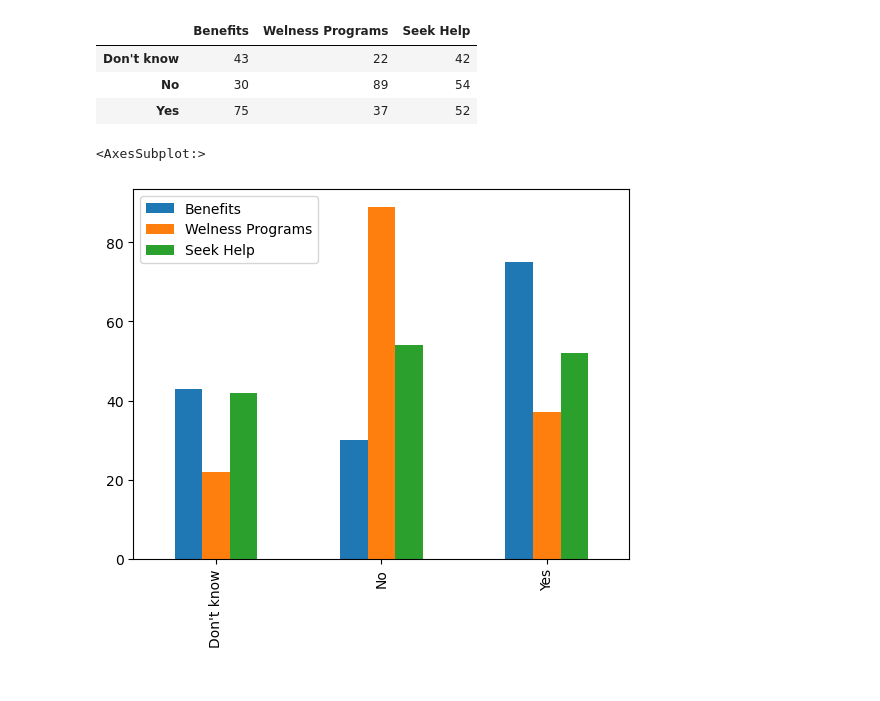
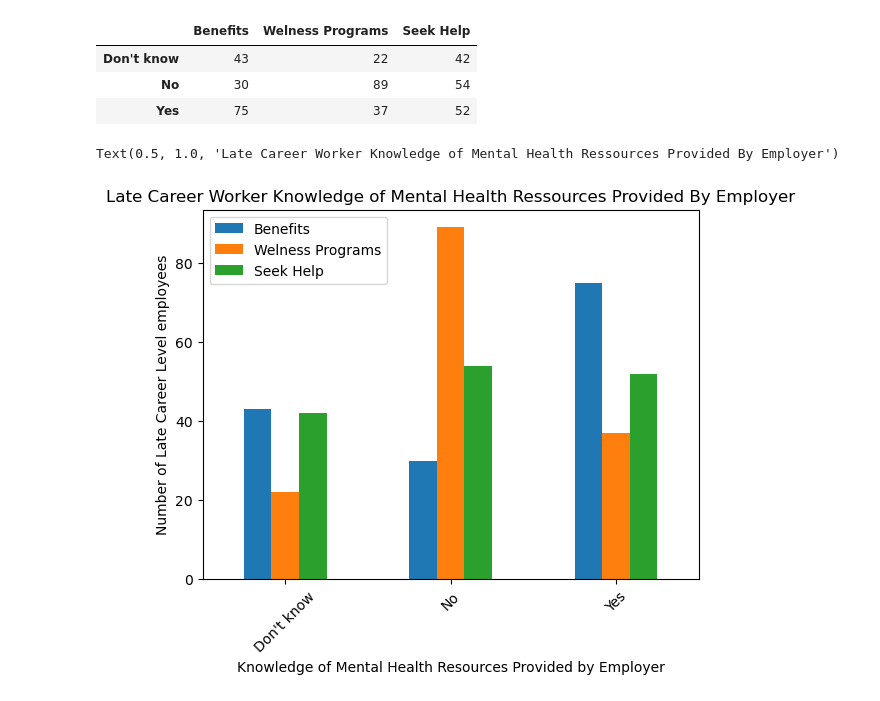
Before and after one commit to baileykayla953/project-one, a Jupyter notebook: Summary Stats.ipynb, the cells around one changed output. Drawn from its saved outputs; the diff is of its cells as text; code cells hidden in the pictures.

```diff
--- a/Summary Stats.ipynb
+++ b/Summary Stats.ipynb
@@ -244,9 +272,16 @@ late_df
 | Don't know | 43 | 22 | 42 |
 | No | 30 | 89 | 54 |
 | Yes | 75 | 37 | 52 |
-# %%
-#barchart for late
-late_df.plot(kind='bar')
-# %% [output]
-<AxesSubplot:>
-[figure, removed]
+# %%
+#barchart for late
+late_df.plot(kind='bar')
+plt.xticks(rotation=45)
+
+
+
+plt.xlabel('Knowledge of Mental Health Resources Provided by Employer')
+plt.ylabel('Number of Late Career Level employees')
+plt.title('Late Career Worker Knowledge of Mental Health Ressources Provided By Employer')
+# %% [output]
+Text(0.5, 1.0, 'Late Career Worker Knowledge of Mental Health Ressources Provided By Employer')
+[figure, added]
```
Also changed, not shown: parts of 8 cells of this notebook.
